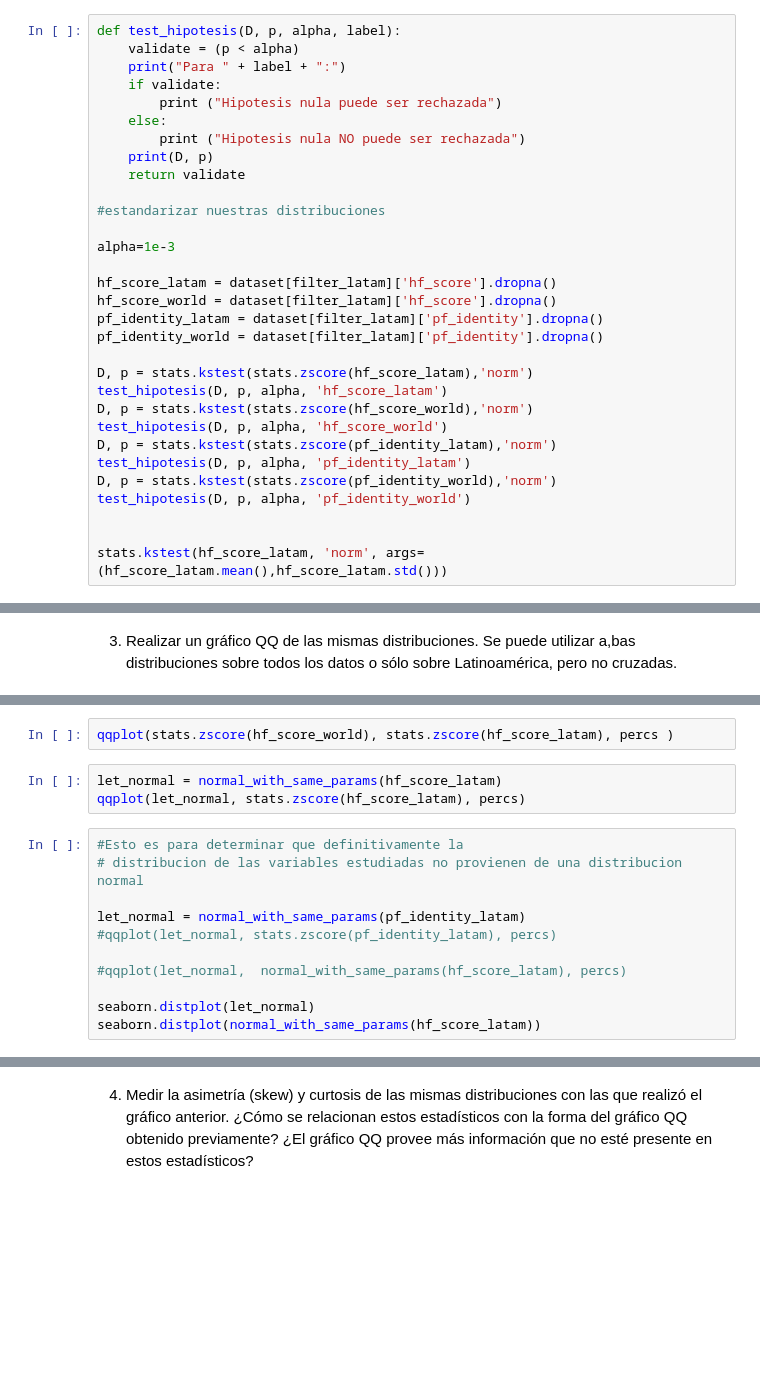
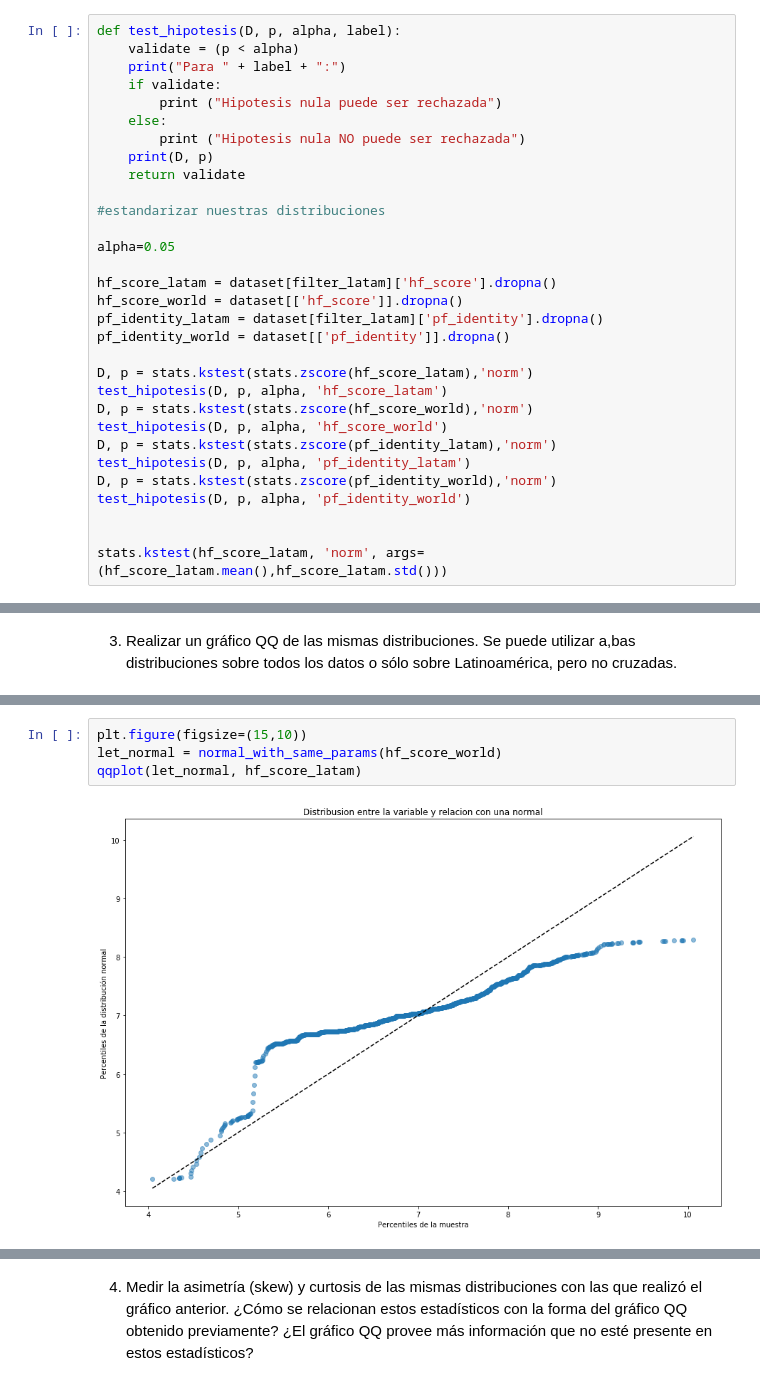
Before and after one commit to manquius/diplodatos_ayv, a Jupyter notebook: 02_practico_Sebastian.ipynb, the cells around one changed output, grey strips where cells are left out. Saved outputs shown, nothing was run; the diff lists cells and outputs as text; blank space fills up the shorter version.

```diff
--- a/02_practico_Sebastian.ipynb
+++ b/02_practico_Sebastian.ipynb
@@ -377,12 +377,12 @@ def test_hipotesis(D, p, alpha, label):
 
 #estandarizar nuestras distribuciones
 
-alpha=1e-3
+alpha=0.05
 
 hf_score_latam = dataset[filter_latam]['hf_score'].dropna()
-hf_score_world = dataset[filter_latam]['hf_score'].dropna()
+hf_score_world = dataset[['hf_score']].dropna()
 pf_identity_latam = dataset[filter_latam]['pf_identity'].dropna()
-pf_identity_world = dataset[filter_latam]['pf_identity'].dropna()
+pf_identity_world = dataset[['pf_identity']].dropna()
 
 D, p = stats.kstest(stats.zscore(hf_score_latam),'norm')
 test_hipotesis(D, p, alpha, 'hf_score_latam')
@@ -420,16 +441,6 @@ qqplot(stats.zscore(pf_identity_latam), stats.zscore(hf_score_latam), percs)
-# %%
-qqplot(stats.zscore(hf_score_world), stats.zscore(hf_score_latam), percs )
-# %%
-let_normal = normal_with_same_params(hf_score_latam)
-qqplot(let_normal, stats.zscore(hf_score_latam), percs)
-# %%
-#Esto es para determinar que definitivamente la
-# distribucion de las variables estudiadas no provienen de una distribucion normal
-
-let_normal = normal_with_same_params(pf_identity_latam)
-#qqplot(let_normal, stats.zscore(pf_identity_latam), percs)
-
-#qqplot(let_normal,  normal_with_same_params(hf_score_latam), percs)
-
-seaborn.distplot(let_normal)
-seaborn.distplot(normal_with_same_params(hf_score_latam))
+# %%
+plt.figure(figsize=(15,10))
+let_normal = normal_with_same_params(hf_score_world)
+qqplot(let_normal, hf_score_latam)
+# %% [output]
+[figure, added]
```
Also changed, not shown: parts of 6 cells of this notebook.
